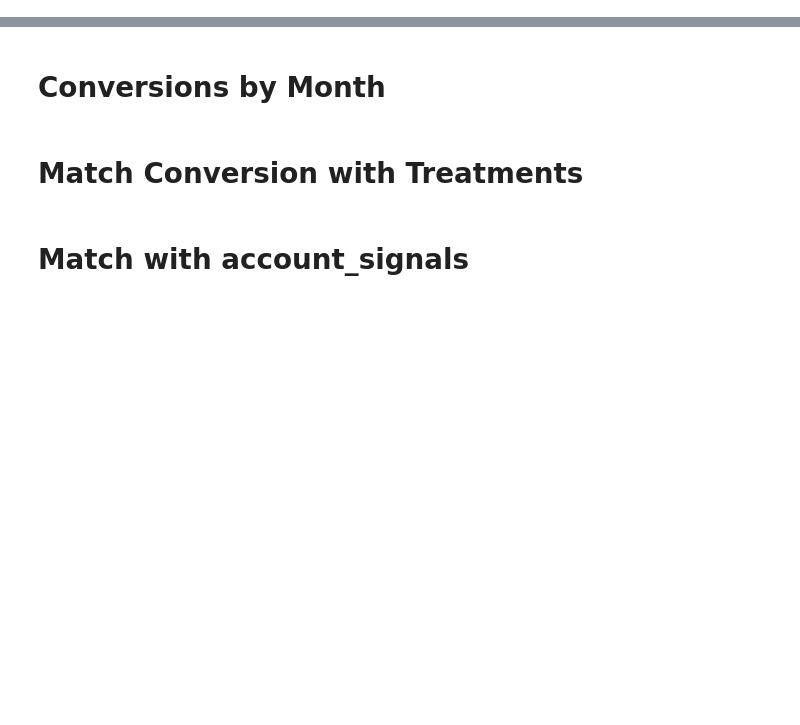
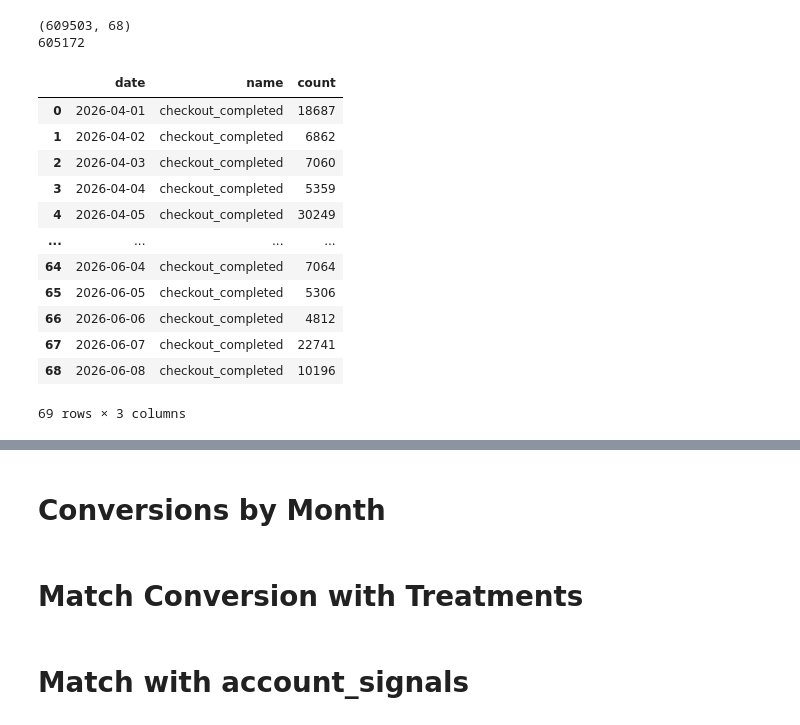
Before and after one commit to KaroPy/evaluation-and-execution-scripts, a Jupyter notebook: DataChecks/conversions/conversions.ipynb, the cells around one changed output, grey strips where cells are left out. Cells and saved outputs as stored; diff of their text form; code cells hidden in the pictures; blank space fills up the shorter version.

Commit message:
update treatment-conv count

```diff
--- a/DataChecks/conversions/conversions.ipynb
+++ b/DataChecks/conversions/conversions.ipynb
@@ -74,28 +115,44 @@ conversions["created"].min(), conversions["created"].max()
 # %%
-import ast
-def return_product_name(x):
-    if x is None:
-        return x
-    if isinstance(x, str):
-        x = ast.literal_eval(x)
-    if isinstance(x, list):
-        names = []
-        for entry in x:
-            if "name" in entry.keys():
-                names.append(entry["name"])
-        return names
+# import ast
+# def return_product_name(x):
+#     if x is None:
+#         return x
+#     if isinstance(x, str):
+#         x = ast.literal_eval(x)
+#     if isinstance(x, list):
+#         names = []
+#         for entry in x:
+#             if "name" in entry.keys():
+#                 names.append(entry["name"])
+#         return names
 
-if "properties.products" in conversions.columns:
-    conversions["properties.products.name"] = conversions["properties.products"].apply(lambda x: return_product_name(x))
-    products = conversions["properties.products.name"].explode().drop_duplicates()
-    print(products)
+# if "properties.products" in conversions.columns:
+#     conversions["properties.products.name"] = conversions["properties.products"].apply(lambda x: return_product_name(x))
+#     products = conversions["properties.products.name"].explode().drop_duplicates()
+#     print(products)
 # %%
 conversions["date"] = pd.to_datetime(conversions["created"]).dt.date
 print(conversions.shape)
-vc = conversions.groupby("date")["name"].value_counts(dropna=False).rename("count").reset_index()
+vc = conversions.drop_duplicates(subset=["sessionId"]).groupby("date")["name"].value_counts(dropna=False).rename("count").reset_index()
 vc.to_csv(f"DataChecks/conversions/conversions_{customer}.csv",index=False)
 print(vc['count'].sum())
 vc
+# %% [output]
+(609503, 68)
+605172
+|  | date | name | count |
+| 0 | 2026-04-01 | checkout_completed | 18687 |
+| 1 | 2026-04-02 | checkout_completed | 6862 |
+| 2 | 2026-04-03 | checkout_completed | 7060 |
+| 3 | 2026-04-04 | checkout_completed | 5359 |
+| 4 | 2026-04-05 | checkout_completed | 30249 |
+| ... | ... | ... | ... |
+| 64 | 2026-06-04 | checkout_completed | 7064 |
+| 65 | 2026-06-05 | checkout_completed | 5306 |
+| 66 | 2026-06-06 | checkout_completed | 4812 |
+| 67 | 2026-06-07 | checkout_completed | 22741 |
+| 68 | 2026-06-08 | checkout_completed | 10196 |
+69 rows × 3 columns
 # %%
 if "properties.revenue" in conversions.columns:
     print(f"Use properties.revenue")
```
Also changed, not shown: parts of 9 cells of this notebook, 14 other files.
